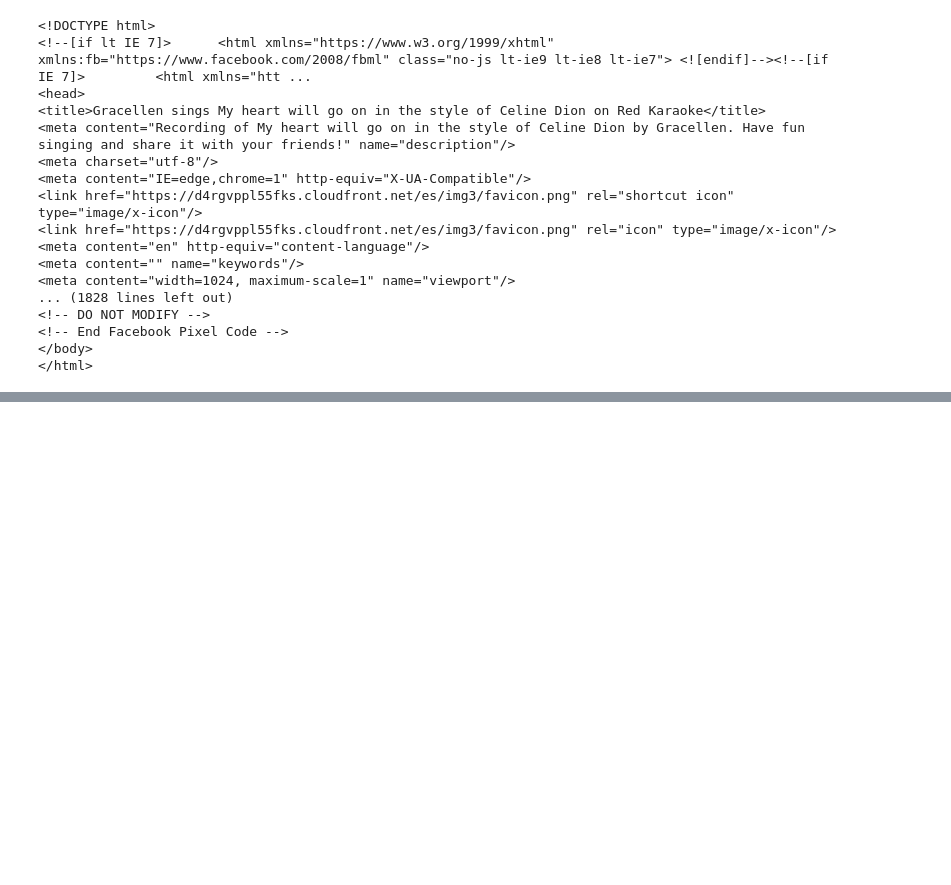
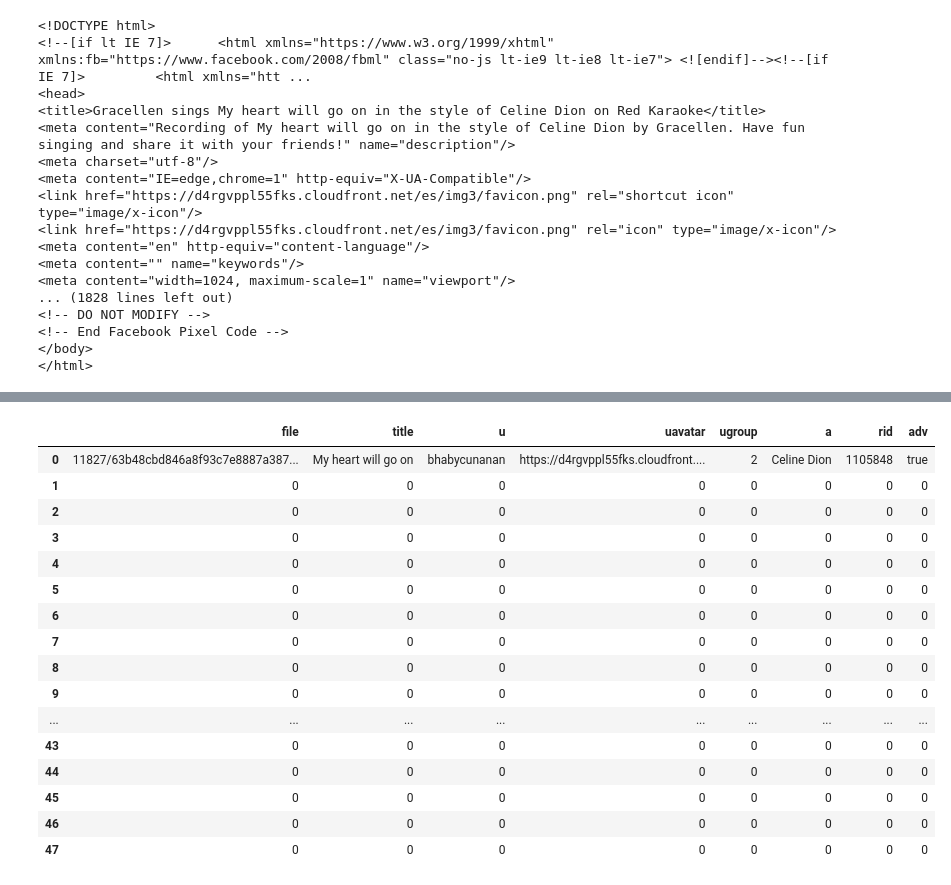
Before and after one commit to trungnguyencs/Automatic-Singing-Evaluation, a Jupyter notebook: Score_Your_Singing/Scraper_RedKaraoke.ipynb, the cells around one changed output, grey strips where cells are left out. Cells and saved outputs as stored; diff of their text form; code cells hidden in the pictures; blank space fills up the shorter version.

```diff
--- a/Score_Your_Singing/Scraper_RedKaraoke.ipynb
+++ b/Score_Your_Singing/Scraper_RedKaraoke.ipynb
@@ -97,0 +192,20 @@ AttributeError: 'list' object has no attribute 'split'
+# %%
+df
+# %% [output]
+|  | file | title | u | uavatar | ugroup | a | rid | adv |
+| 0 | 11827/63b48cbd846a8f93c7e8887a387... | My heart will go on | bhabycunanan | https://d4rgvppl55fks.cloudfront.... | 2 | Celine Dion | 1105848 | true |
+| 1 | 0 | 0 | 0 | 0 | 0 | 0 | 0 | 0 |
+| 2 | 0 | 0 | 0 | 0 | 0 | 0 | 0 | 0 |
+| 3 | 0 | 0 | 0 | 0 | 0 | 0 | 0 | 0 |
+| 4 | 0 | 0 | 0 | 0 | 0 | 0 | 0 | 0 |
+| 5 | 0 | 0 | 0 | 0 | 0 | 0 | 0 | 0 |
+| 6 | 0 | 0 | 0 | 0 | 0 | 0 | 0 | 0 |
+| 7 | 0 | 0 | 0 | 0 | 0 | 0 | 0 | 0 |
+| 8 | 0 | 0 | 0 | 0 | 0 | 0 | 0 | 0 |
+| 9 | 0 | 0 | 0 | 0 | 0 | 0 | 0 | 0 |
+| ... | ... | ... | ... | ... | ... | ... | ... | ... |
+| 43 | 0 | 0 | 0 | 0 | 0 | 0 | 0 | 0 |
+| 44 | 0 | 0 | 0 | 0 | 0 | 0 | 0 | 0 |
+| 45 | 0 | 0 | 0 | 0 | 0 | 0 | 0 | 0 |
+| 46 | 0 | 0 | 0 | 0 | 0 | 0 | 0 | 0 |
+| 47 | 0 | 0 | 0 | 0 | 0 | 0 | 0 | 0 |
```
Also changed, not shown: parts of 17 cells of this notebook, 1 other file.
